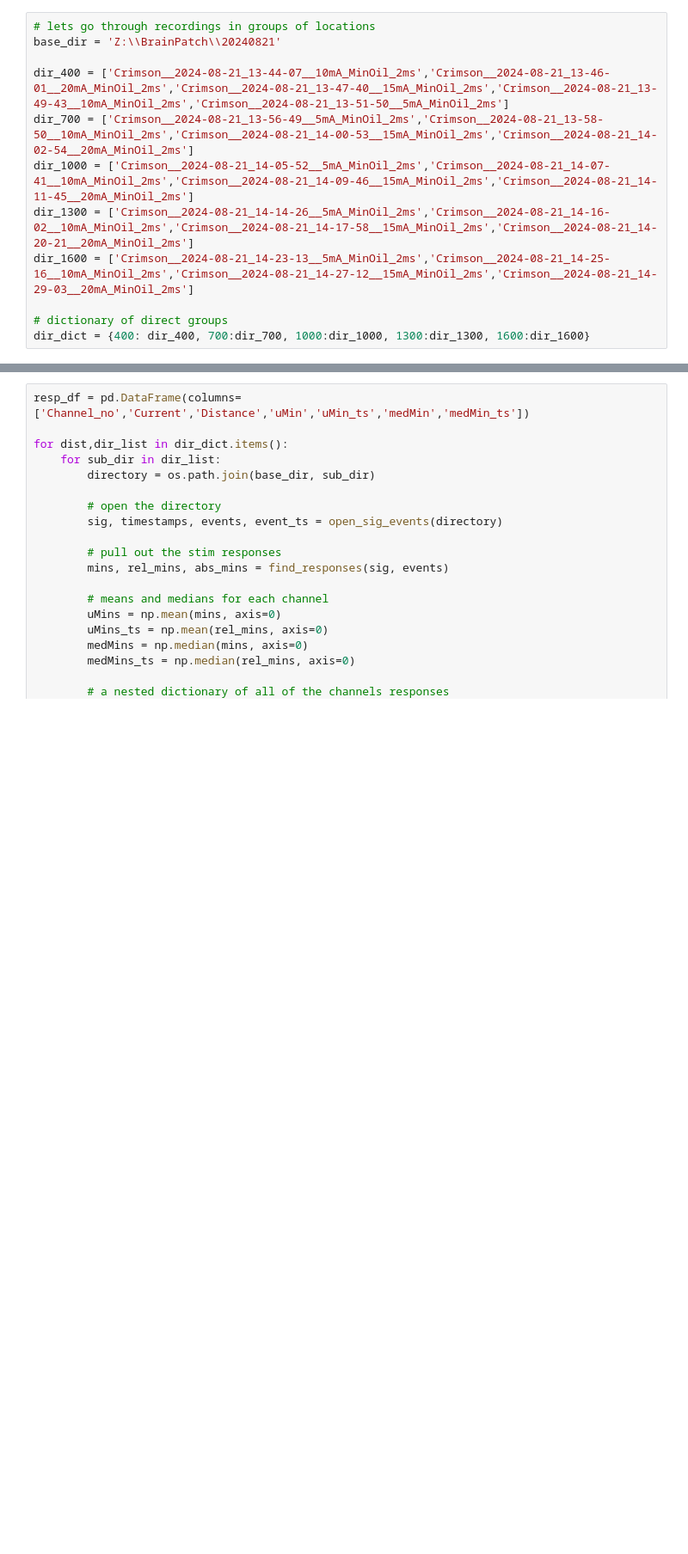
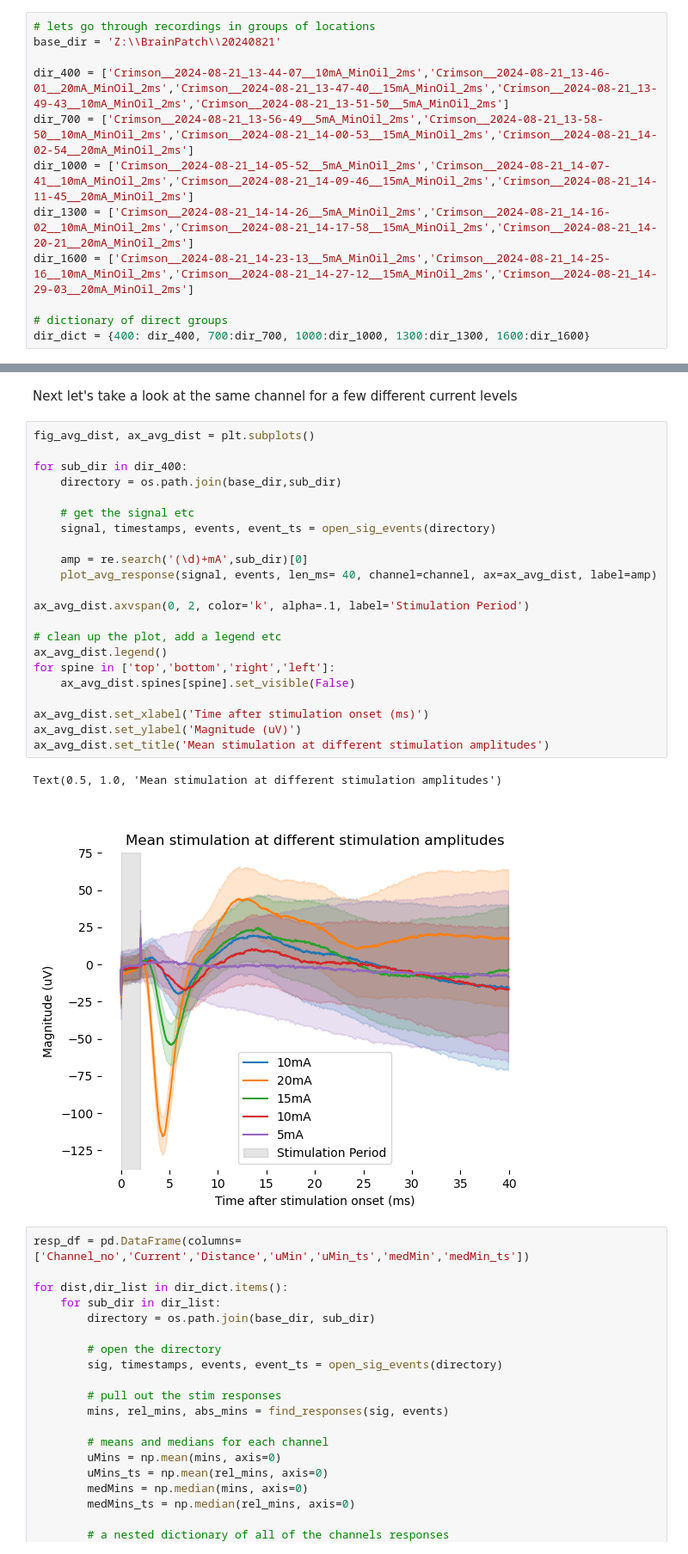
Before and after one commit to kb0dkin/Work_Tools, a Jupyter notebook: BrainPatch_analysis/crimson_responses.ipynb, the cells around one changed output, grey strips where cells are left out. Shown at 86% size. Saved outputs shown, nothing was run; the diff lists cells and outputs as text; blank space fills up the shorter version.

```diff
--- a/BrainPatch_analysis/crimson_responses.ipynb
+++ b/BrainPatch_analysis/crimson_responses.ipynb
@@ -256,3 +273,30 @@ Pandas dataframe to keep track of all of the max vals etc
+# %% [markdown]
+Next let's take a look at the same channel for a few different current levels
+# %%
+fig_avg_dist, ax_avg_dist = plt.subplots()
+
+for sub_dir in dir_400:
+    directory = os.path.join(base_dir,sub_dir)
+
+    # get the signal etc
+    signal, timestamps, events, event_ts = open_sig_events(directory)
+
+    amp = re.search('(\d)+mA',sub_dir)[0]
+    plot_avg_response(signal, events, len_ms= 40, channel=channel, ax=ax_avg_dist, label=amp)
+
+ax_avg_dist.axvspan(0, 2, color='k', alpha=.1, label='Stimulation Period')
+
+# clean up the plot, add a legend etc
+ax_avg_dist.legend()
+for spine in ['top','bottom','right','left']:
+    ax_avg_dist.spines[spine].set_visible(False)
+
+ax_avg_dist.set_xlabel('Time after stimulation onset (ms)')
+ax_avg_dist.set_ylabel('Magnitude (uV)')
+ax_avg_dist.set_title('Mean stimulation at different stimulation amplitudes')
+# %% [output]
+Text(0.5, 1.0, 'Mean stimulation at different stimulation amplitudes')
+[figure, added]
 # %%
 resp_df = pd.DataFrame(columns=['Channel_no','Current','Distance','uMin','uMin_ts','medMin','medMin_ts'])
 
```
Also changed, not shown: parts of 26 cells of this notebook.
